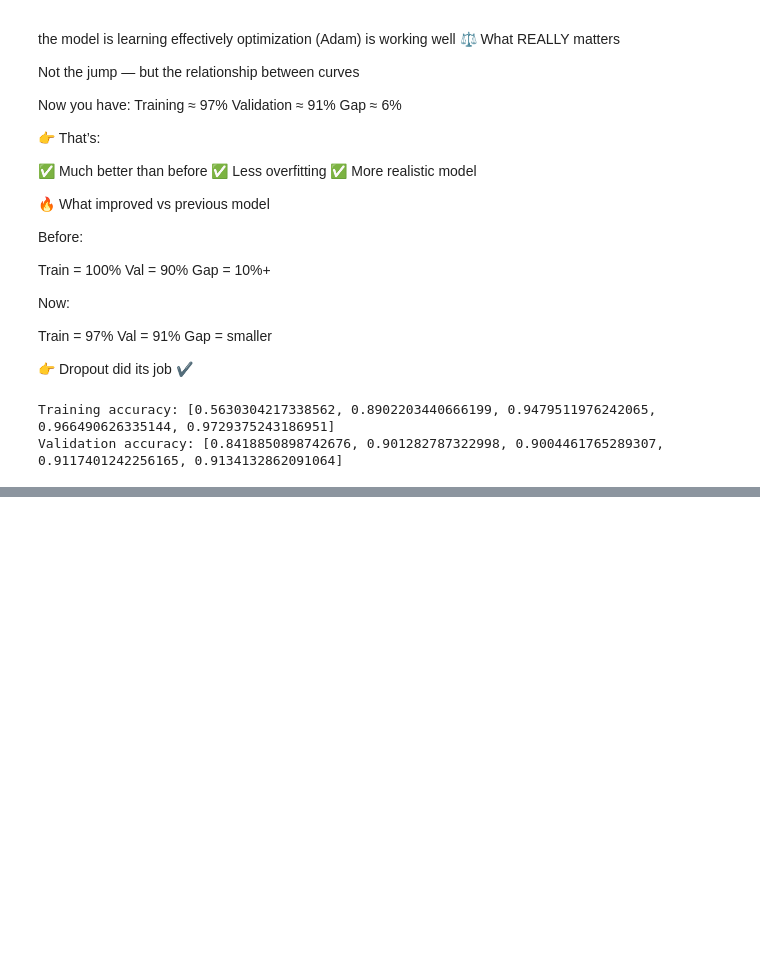
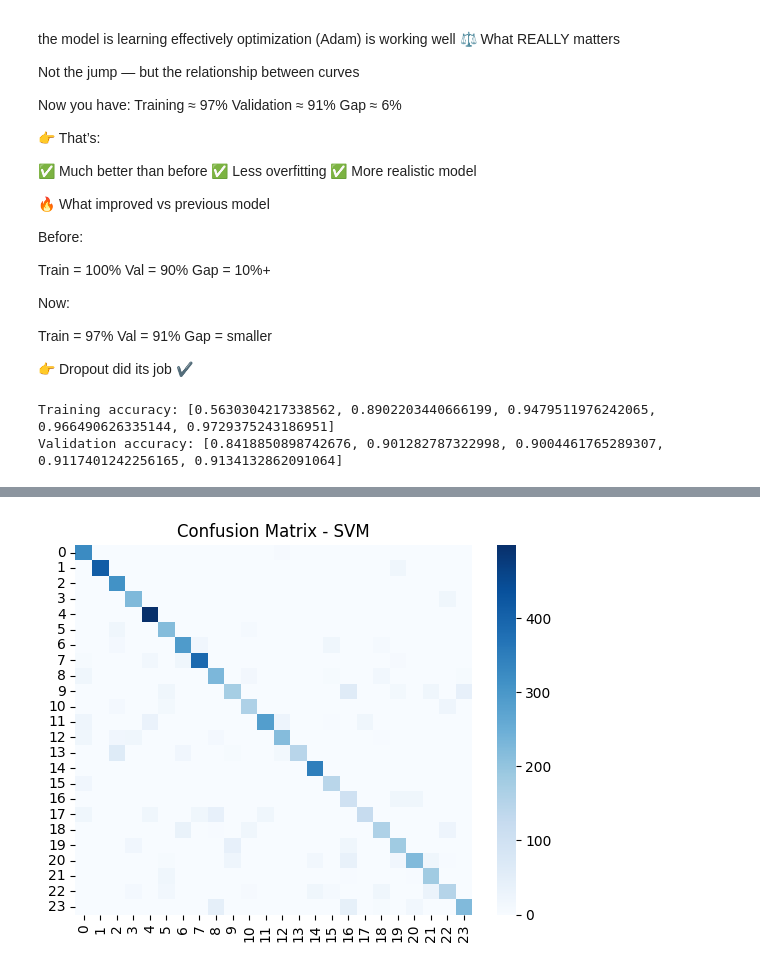
Before and after one commit to karimnsaibi/sign-language, a Jupyter notebook: project.ipynb, the cells around one changed output, grey strips where cells are left out. Cells and saved outputs as stored; diff of their text form; code cells hidden in the pictures; blank space fills up the shorter version.

```diff
--- a/project.ipynb
+++ b/project.ipynb
@@ -322,0 +628,18 @@ Validation accuracy: [0.8418850898742676, 0.901282787322998, 0.9004461765289307,
+# %%
+from sklearn.svm import SVC
+from sklearn.model_selection import GridSearchCV
+
+param_grid = {
+    'C': [0.1, 1, 10],
+    'kernel': ['linear', 'rbf'],
+    'gamma': ['scale', 'auto']
+}
+
+svm = SVC()
+
+grid_svm = GridSearchCV(svm, param_grid, cv=3, scoring='accuracy', n_jobs=-1)
+
+grid_svm.fit(X_train_pca, y_train)
+
+print("Best SVM params:", grid_svm.best_params_)
+print("Best SVM score:", grid_svm.best_score_)
@@ -322,0 +649,8 @@ Validation accuracy: [0.8418850898742676, 0.901282787322998, 0.9004461765289307,
+# %%
+best_svm = grid_svm.best_estimator_
+
+from sklearn.metrics import accuracy_score
+
+y_pred_svm = best_svm.predict(X_test_pca)
+
+print("SVM Test accuracy:", accuracy_score(y_test, y_pred_svm))
@@ -322,0 +702,11 @@ Validation accuracy: [0.8418850898742676, 0.901282787322998, 0.9004461765289307,
+# %%
+from sklearn.metrics import confusion_matrix
+import seaborn as sns
+
+cm = confusion_matrix(y_test, y_pred_svm)
+
+sns.heatmap(cm, cmap="Blues")
+plt.title("Confusion Matrix - SVM")
+plt.show()
+# %% [output]
+[figure, added]
```
Also changed, not shown: parts of 28 cells of this notebook.
